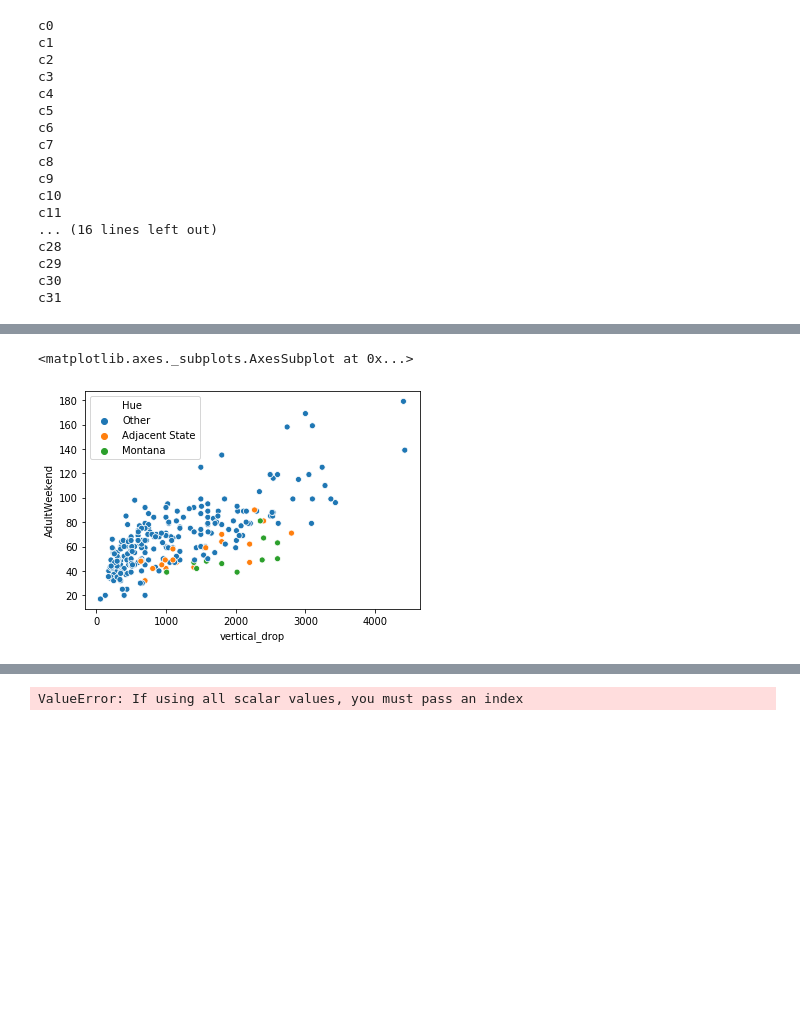
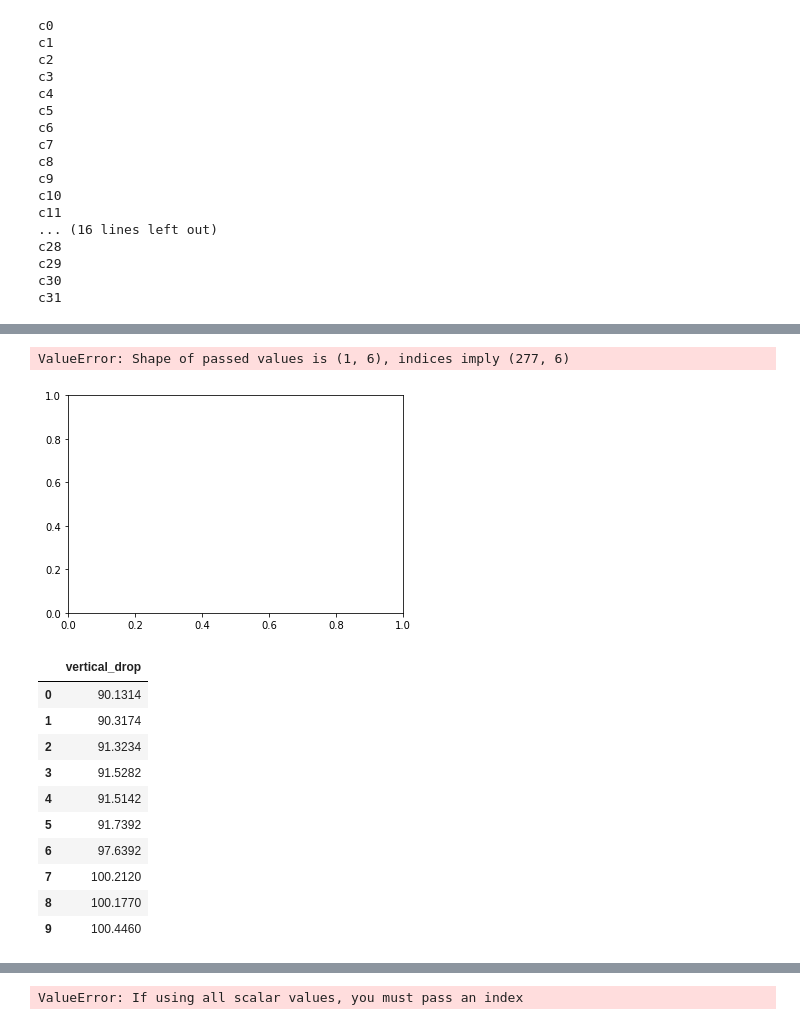
Before and after one commit to Smithright/Springboard, a Jupyter notebook: DataScienceGuidedCapstone-master/Step Six - Presentation Prep/06_presentation.ipynb, the cells around one changed output, grey strips where cells are left out. Drawn from its saved outputs; the diff is of its cells as text; code cells hidden in the pictures; blank space fills up the shorter version.

```diff
--- a/DataScienceGuidedCapstone-master/Step Six - Presentation Prep/06_presentation.ipynb
+++ b/DataScienceGuidedCapstone-master/Step Six - Presentation Prep/06_presentation.ipynb
@@ -108,9 +116,9 @@ sPlotData['Hue'] = list(map(setHue,statesList))
 # %%
 fig, ax = plt.subplots()
-sb.scatterplot(x=plotFeatures, y='AdultWeekend', hue='Hue', data=sPlotData,legend='full', ax=ax)
+sb.scatterplot(x=plotFeatures, y='AdultWeekend', hue='hue', data=sPlotData, legend='full', ax=ax)
 # %% [output]
-<matplotlib.axes._subplots.AxesSubplot at 0x...>
+ValueError: Shape of passed values is (1, 6), indices imply (277, 6)
-[figure, old version]
+[figure, new version]
 # %%
 ax2 = ax.twinx()
 # %%
@@ -119,0 +128,14 @@ modelLine = pd.DataFrame(index = x_modelVars.index)
+# %%
+y_modelOutput[plotFeatures]
+# %% [output]
+|  | vertical_drop |
+| 0 | 90.1314 |
+| 1 | 90.3174 |
+| 2 | 91.3234 |
+| 3 | 91.5282 |
+| 4 | 91.5142 |
+| 5 | 91.7392 |
+| 6 | 97.6392 |
+| 7 | 100.2120 |
+| 8 | 100.1770 |
+| 9 | 100.4460 |
```
Also changed, not shown: parts of 15 cells of this notebook.
